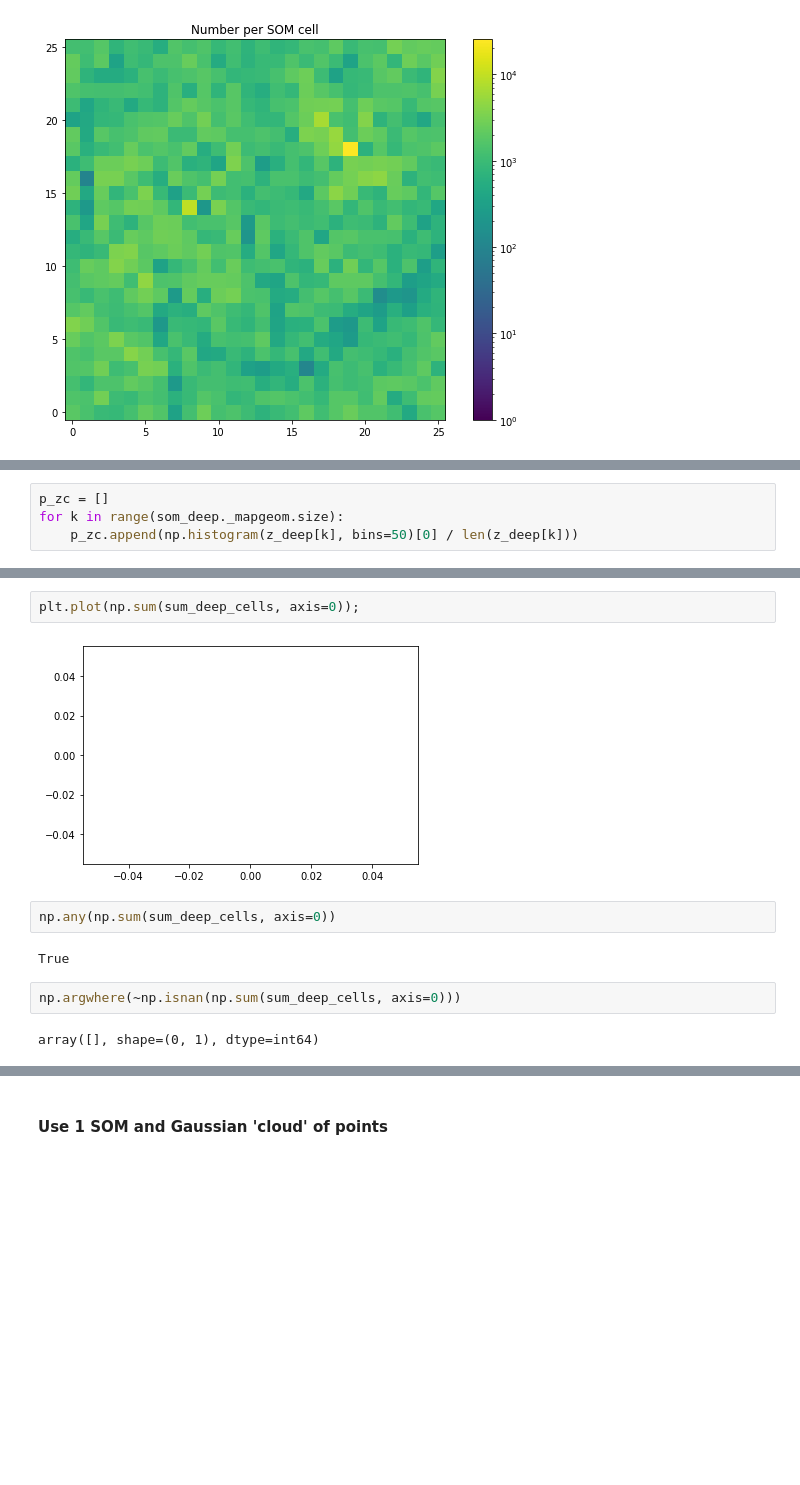
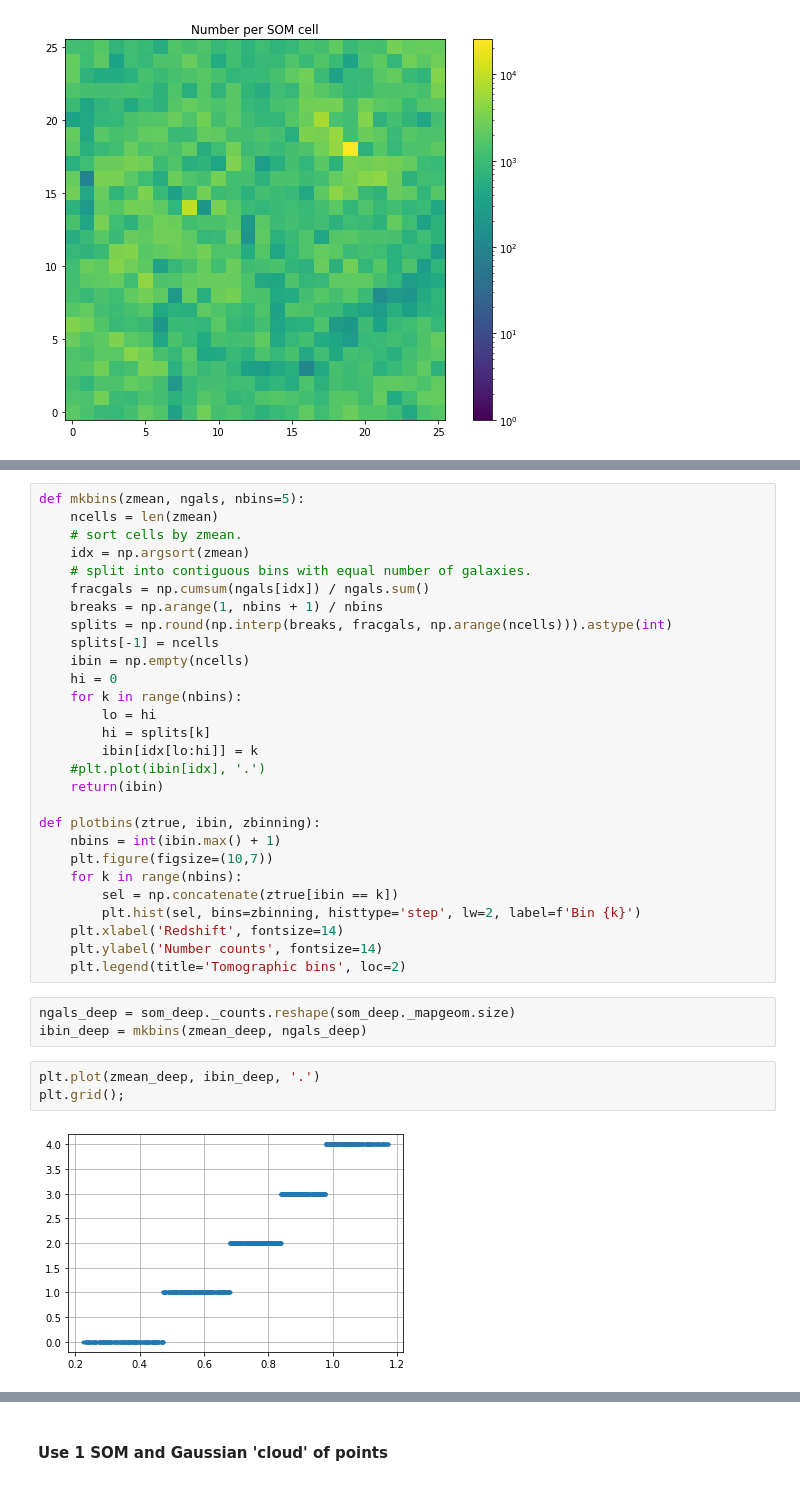
Before and after one commit to LSSTDESC/pz_bayes, a Jupyter notebook: notebooks/reproduce_SB2.ipynb, the cells around one changed output, grey strips where cells are left out. Cells and saved outputs as stored; diff of their text form; blank space fills up the shorter version.

Commit message:
Made lower plot in Fig. 1

```diff
--- a/notebooks/reproduce_SB2.ipynb
+++ b/notebooks/reproduce_SB2.ipynb
@@ -406,4 +332,0 @@ len(z_deep[400]) / 50
-# %%
-p_zc = []
-for k in range(som_deep._mapgeom.size):
-    p_zc.append(np.histogram(z_deep[k], bins=50)[0] / len(z_deep[k]))
@@ -424,12 +333,36 @@ for i in range(som_deep._mapgeom.size):
-# %%
-plt.plot(np.sum(sum_deep_cells, axis=0));
-# %% [output]
-[figure, removed]
-# %%
-np.any(np.sum(sum_deep_cells, axis=0))
-# %% [output]
-True
-# %%
-np.argwhere(~np.isnan(np.sum(sum_deep_cells, axis=0)))
-# %% [output]
-array([], shape=(0, 1), dtype=int64)
+# %%
+def mkbins(zmean, ngals, nbins=5):
+    ncells = len(zmean)
+    # sort cells by zmean.
+    idx = np.argsort(zmean)
+    # split into contiguous bins with equal number of galaxies.
+    fracgals = np.cumsum(ngals[idx]) / ngals.sum()
+    breaks = np.arange(1, nbins + 1) / nbins
+    splits = np.round(np.interp(breaks, fracgals, np.arange(ncells))).astype(int)
+    splits[-1] = ncells
+    ibin = np.empty(ncells)
+    hi = 0
+    for k in range(nbins):
+        lo = hi
+        hi = splits[k]
+        ibin[idx[lo:hi]] = k
+    #plt.plot(ibin[idx], '.')
+    return(ibin)
+
+def plotbins(ztrue, ibin, zbinning):
+    nbins = int(ibin.max() + 1)
+    plt.figure(figsize=(10,7))
+    for k in range(nbins):
+        sel = np.concatenate(ztrue[ibin == k])
+        plt.hist(sel, bins=zbinning, histtype='step', lw=2, label=f'Bin {k}')
+    plt.xlabel('Redshift', fontsize=14)
+    plt.ylabel('Number counts', fontsize=14)
+    plt.legend(title='Tomographic bins', loc=2)
+# %%
+ngals_deep = som_deep._counts.reshape(som_deep._mapgeom.size)
+ibin_deep = mkbins(zmean_deep, ngals_deep)
+# %%
+plt.plot(zmean_deep, ibin_deep, '.')
+plt.grid();
+# %% [output]
+[figure, added]
```
Also changed, not shown: parts of 34 cells of this notebook.
